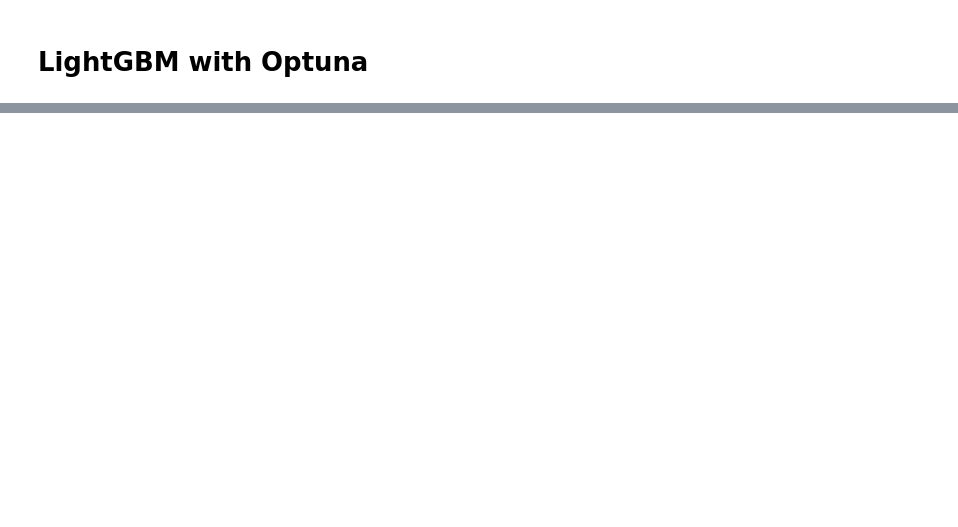
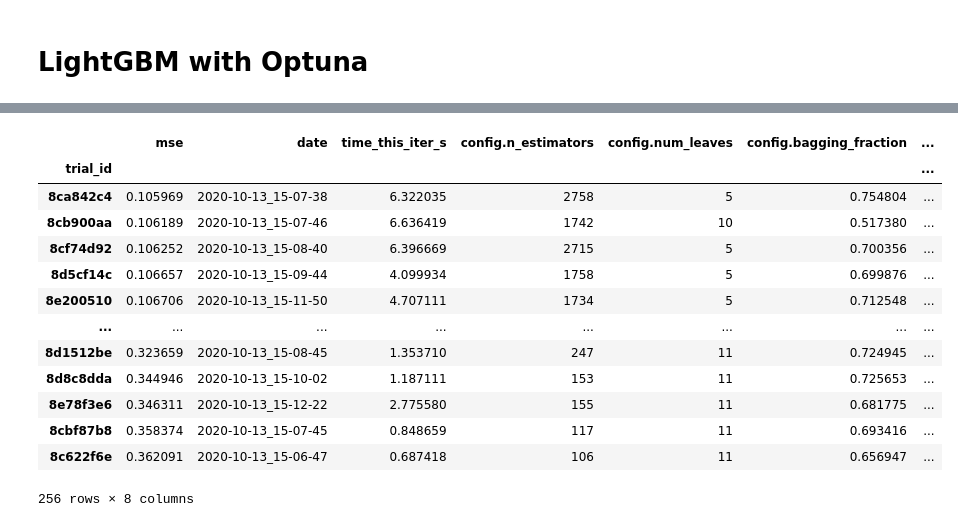
Before and after one commit to druce/iowa, a Jupyter notebook: hyperparameter_optimization.ipynb, the cells around one changed output, grey strips where cells are left out. Cells and saved outputs as stored; diff of their text form; code cells hidden in the pictures; blank space fills up the shorter version.

```diff
--- a/hyperparameter_optimization.ipynb
+++ b/hyperparameter_optimization.ipynb
@@ -1279,0 +1373,20 @@ print(str(timedelta(seconds=(end_time-start_time).seconds)))
+# %%
+analysis_results_df = analysis.results_df[['mse', 'date', 'time_this_iter_s',
+       'config.n_estimators', 'config.num_leaves', 'config.bagging_fraction',
+       'config.feature_fraction', 'config.learning_rate']].sort_values('mse')
+analysis_results_df
+# %% [output]
+|  | mse | date | time_this_iter_s | config.n_estimators | config.num_leaves | config.bagging_fraction | ... |
+| trial_id |  |  |  |  |  |  | ... |
+| 8ca842c4 | 0.105969 | 2020-10-13_15-07-38 | 6.322035 | 2758 | 5 | 0.754804 | ... |
+| 8cb900aa | 0.106189 | 2020-10-13_15-07-46 | 6.636419 | 1742 | 10 | 0.517380 | ... |
+| 8cf74d92 | 0.106252 | 2020-10-13_15-08-40 | 6.396669 | 2715 | 5 | 0.700356 | ... |
+| 8d5cf14c | 0.106657 | 2020-10-13_15-09-44 | 4.099934 | 1758 | 5 | 0.699876 | ... |
+| 8e200510 | 0.106706 | 2020-10-13_15-11-50 | 4.707111 | 1734 | 5 | 0.712548 | ... |
+| ... | ... | ... | ... | ... | ... | ... | ... |
+| 8d1512be | 0.323659 | 2020-10-13_15-08-45 | 1.353710 | 247 | 11 | 0.724945 | ... |
+| 8d8c8dda | 0.344946 | 2020-10-13_15-10-02 | 1.187111 | 153 | 11 | 0.725653 | ... |
+| 8e78f3e6 | 0.346311 | 2020-10-13_15-12-22 | 2.775580 | 155 | 11 | 0.681775 | ... |
+| 8cbf87b8 | 0.358374 | 2020-10-13_15-07-45 | 0.848659 | 117 | 11 | 0.693416 | ... |
+| 8c622f6e | 0.362091 | 2020-10-13_15-06-47 | 0.687418 | 106 | 11 | 0.656947 | ... |
+256 rows × 8 columns
```
Also changed, not shown: parts of 14 cells of this notebook, 1 other file.
